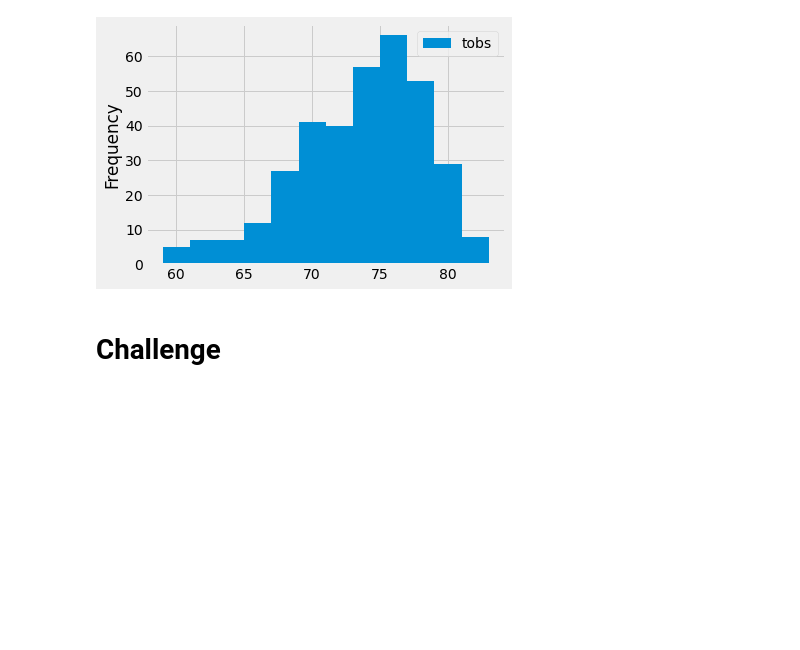
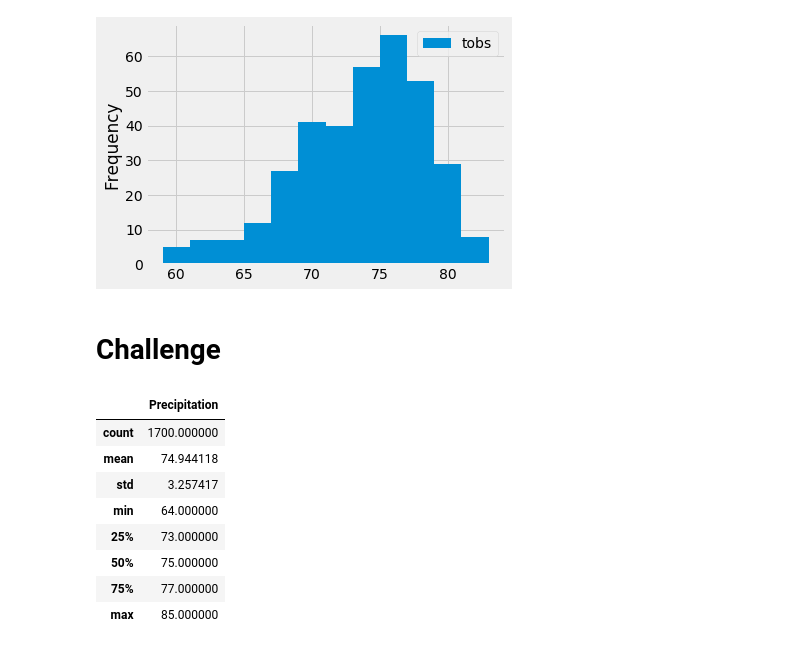
Before and after one commit to AnnaS0272/surfs_up, a Jupyter notebook: climate_analysis.ipynb, the cells around one changed output. Cells and saved outputs as stored; diff of their text form; code cells hidden in the pictures; blank space fills up the shorter version.

```diff
--- a/climate_analysis.ipynb
+++ b/climate_analysis.ipynb
@@ -137,3 +154,28 @@ plt.tight_layout()
 # and return the minimum, average, and maximum temperatures for that range of dates
 # %% [markdown]
 # Challenge
+# %%
+#Identify key statistical data in June across all of the stations and years using the describe() function.
+from sqlalchemy import extract
+
+#Finding data for the month of June
+june_data = session.query(Measurement).filter(extract('month', Measurement.date) == 6)
+
+# Perform a query to retrieve the data and precipitation scores for the month of June
+june_data_list = [temp.tobs for temp in june_data]
+
+# Save the query results as a Pandas DataFrame and set the index to the date column
+df = pd.DataFrame(june_data_list, columns=['Precipitation'])
+
+# Use Pandas to calcualte the summary statistics for the precipitation data
+df.describe()
+# %% [output]
+|  | Precipitation |
+| count | 1700.000000 |
+| mean | 74.944118 |
+| std | 3.257417 |
+| min | 64.000000 |
+| 25% | 73.000000 |
+| 50% | 75.000000 |
+| 75% | 77.000000 |
+| max | 85.000000 |
```
Also changed, not shown: parts of 2 cells of this notebook.
